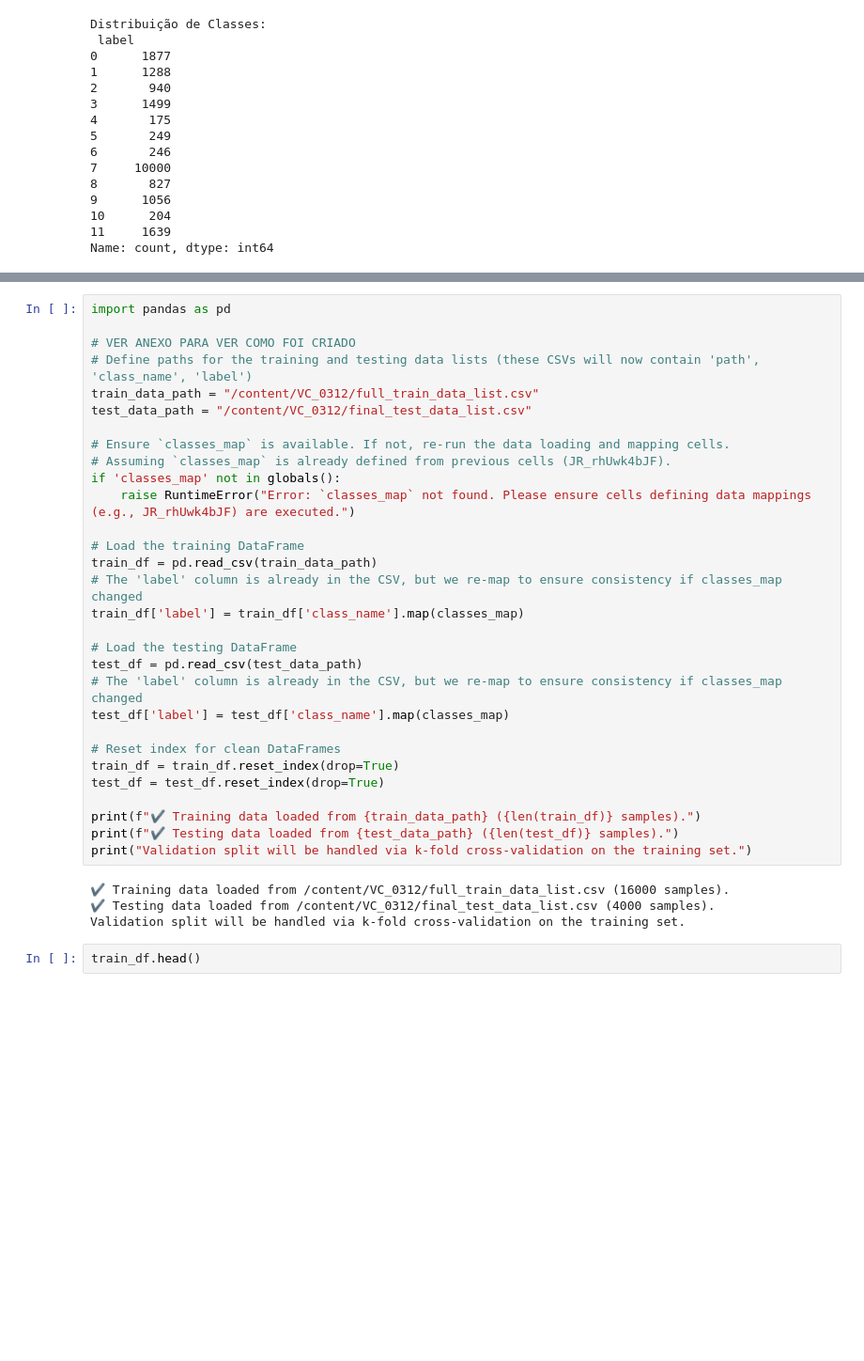
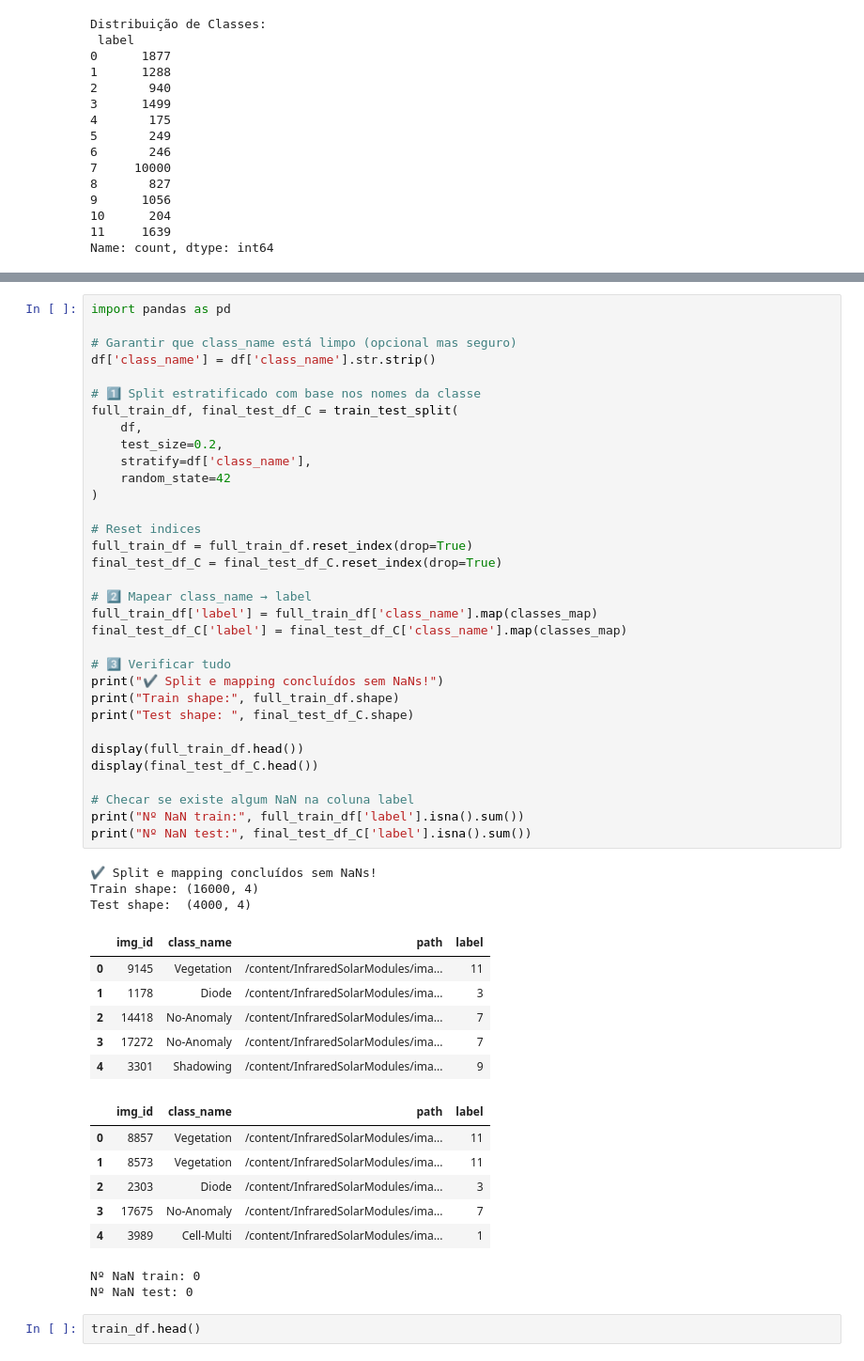
Before and after one commit to FM11pp3/VC_0312, a Jupyter notebook: Untitled0_full.ipynb, the cells around one changed output, grey strips where cells are left out. Shown at 94% size. Cells and saved outputs as stored; diff of their text form; blank space fills up the shorter version.

```diff
--- a/Untitled0_full.ipynb
+++ b/Untitled0_full.ipynb
@@ -164,37 +186,54 @@ Name: count, dtype: int64
 # %%
 import pandas as pd
 
-# VER ANEXO PARA VER COMO FOI CRIADO
-# Define paths for the training and testing data lists (these CSVs will now contain 'path', 'class_name', 'label')
-train_data_path = "/content/VC_0312/full_train_data_list.csv"
-test_data_path = "/content/VC_0312/final_test_data_list.csv"
+# Garantir que class_name está limpo (opcional mas seguro)
+df['class_name'] = df['class_name'].str.strip()
 
-# Ensure `classes_map` is available. If not, re-run the data loading and mapping cells.
-# Assuming `classes_map` is already defined from previous cells (JR_rhUwk4bJF).
-if 'classes_map' not in globals():
-    raise RuntimeError("Error: `classes_map` not found. Please ensure cells defining data mappings (e.g., JR_rhUwk4bJF) are executed.")
+# 1️⃣ Split estratificado com base nos nomes da classe
+full_train_df, final_test_df_C = train_test_split(
+    df,
+    test_size=0.2,
+    stratify=df['class_name'],
+    random_state=42
+)
 
-# Load the training DataFrame
-train_df = pd.read_csv(train_data_path)
-# The 'label' column is already in the CSV, but we re-map to ensure consistency if classes_map changed
-train_df['label'] = train_df['class_name'].map(classes_map)
+# Reset indices
+full_train_df = full_train_df.reset_index(drop=True)
+final_test_df_C = final_test_df_C.reset_index(drop=True)
 
-# Load the testing DataFrame
-test_df = pd.read_csv(test_data_path)
-# The 'label' column is already in the CSV, but we re-map to ensure consistency if classes_map changed
-test_df['label'] = test_df['class_name'].map(classes_map)
+# 2️⃣ Mapear class_name → label
+full_train_df['label'] = full_train_df['class_name'].map(classes_map)
+final_test_df_C['label'] = final_test_df_C['class_name'].map(classes_map)
 
-# Reset index for clean DataFrames
-train_df = train_df.reset_index(drop=True)
-test_df = test_df.reset_index(drop=True)
+# 3️⃣ Verificar tudo
+print("✔️ Split e mapping concluídos sem NaNs!")
+print("Train shape:", full_train_df.shape)
+print("Test shape: ", final_test_df_C.shape)
 
-print(f"✔️ Training data loaded from {train_data_path} ({len(train_df)} samples).")
-print(f"✔️ Testing data loaded from {test_data_path} ({len(test_df)} samples).")
-print("Validation split will be handled via k-fold cross-validation on the training set.")
+display(full_train_df.head())
+display(final_test_df_C.head())
+
+# Checar se existe algum NaN na coluna label
+print("Nº NaN train:", full_train_df['label'].isna().sum())
+print("Nº NaN test:", final_test_df_C['label'].isna().sum())
 # %% [output]
-✔️ Training data loaded from /content/VC_0312/full_train_data_list.csv (16000 samples).
-✔️ Testing data loaded from /content/VC_0312/final_test_data_list.csv (4000 samples).
-Validation split will be handled via k-fold cross-validation on the training set.
+✔️ Split e mapping concluídos sem NaNs!
+Train shape: (16000, 4)
+Test shape:  (4000, 4)
+|  | img_id | class_name | path | label |
+| 0 | 9145 | Vegetation | /content/InfraredSolarModules/ima... | 11 |
+| 1 | 1178 | Diode | /content/InfraredSolarModules/ima... | 3 |
+| 2 | 14418 | No-Anomaly | /content/InfraredSolarModules/ima... | 7 |
+| 3 | 17272 | No-Anomaly | /content/InfraredSolarModules/ima... | 7 |
+| 4 | 3301 | Shadowing | /content/InfraredSolarModules/ima... | 9 |
+|  | img_id | class_name | path | label |
+| 0 | 8857 | Vegetation | /content/InfraredSolarModules/ima... | 11 |
+| 1 | 8573 | Vegetation | /content/InfraredSolarModules/ima... | 11 |
+| 2 | 2303 | Diode | /content/InfraredSolarModules/ima... | 3 |
+| 3 | 17675 | No-Anomaly | /content/InfraredSolarModules/ima... | 7 |
+| 4 | 3989 | Cell-Multi | /content/InfraredSolarModules/ima... | 1 |
+Nº NaN train: 0
+Nº NaN test: 0
 # %%
 train_df.head()
 # %% [output]
```
Also changed, not shown: parts of 2 cells of this notebook.
